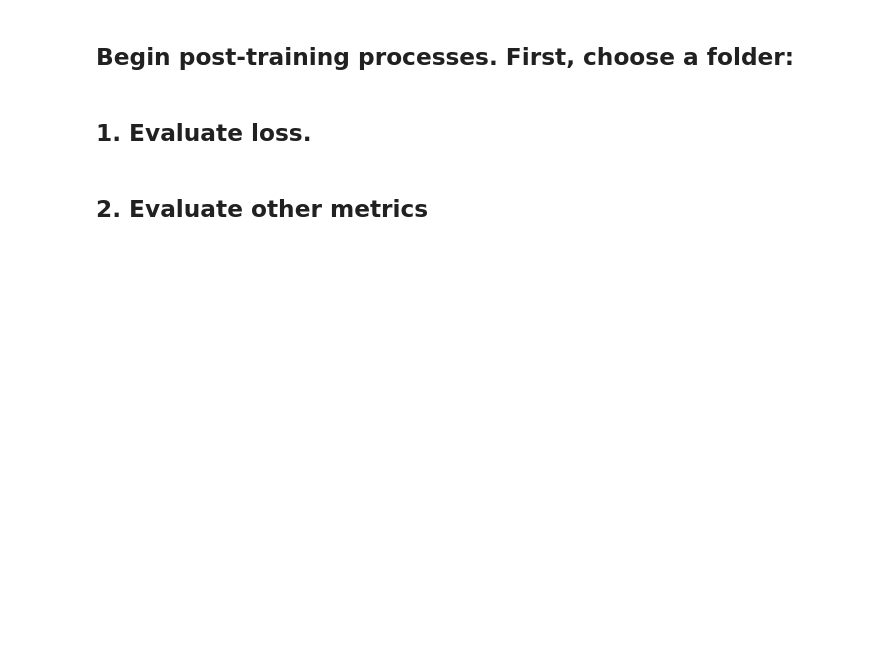
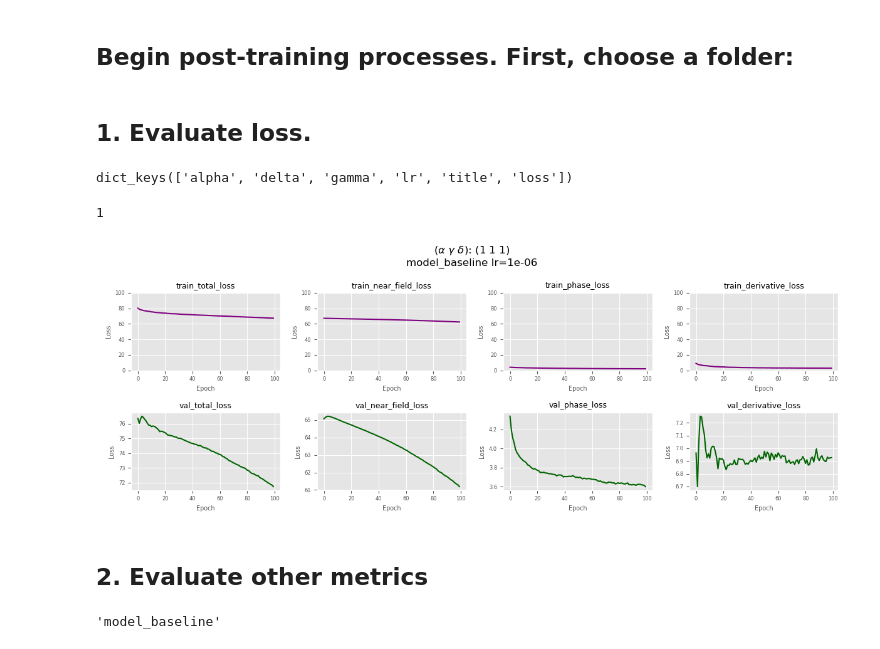
Before and after one commit to Kovaleski-Research-Lab/Surrogate_Model, a Jupyter notebook: src/evaluation/post_training.ipynb, the cells around one changed output. Cells and saved outputs as stored; diff of their text form; code cells hidden in the pictures; blank space fills up the shorter version.

```diff
--- a/src/evaluation/post_training.ipynb
+++ b/src/evaluation/post_training.ipynb
@@ -15,25 +21,34 @@ folder_name = "model_baseline"
 # %% [markdown]
 ## 1. Evaluate loss.
 # %%
-min_list = [None, None, None, None, None]
-max_list = [None, None, None, None, None]
+# alpha - near field, gamma - phase, delta - derivatives
 
 folder_path = os.path.join(path_results, folder_name)
 single_loss = em.gather_loss(folder_path)
 #all_loss = em.gather_all_loss(path_results, backbone="resnet18")
 
-l_string = r'($\alpha$' + " " + r'$\beta$' + " " + r'$\gamma$' + " " + r'$\delta$)'
-title = l_string + f": ({single_loss['alpha']} {single_loss['beta']} {single_loss['delta']} {single_loss['gamma']}) " + "\n" + single_loss['title'].replace(path_results,"").replace("/","") + " lr=" + str(single_loss['lr'])
+l_string = r'($\alpha$' + " " + r'$\gamma$' + " " + r'$\delta$)'
+title = l_string + f": ({single_loss['alpha']} {single_loss['delta']} {single_loss['gamma']}) " + "\n" + single_loss['title'].replace(path_results,"").replace("/","") + " lr=" + str(single_loss['lr'])
 
-plt.close("all")
+# plt.close("all")
 
-em.plot_loss(single_loss['loss'], title, min_list, max_list, save_fig=True)
+em.plot_loss(single_loss['loss'], title, save_fig=False)
+print(single_loss.keys())
+single_loss['alpha']
+# %% [output]
+dict_keys(['alpha', 'delta', 'gamma', 'lr', 'title', 'loss'])
+1
+[figure, added]
 # %% [markdown]
 ## 2. Evaluate other metrics
 # %%
 encoder_train_results, encoder_valid_results = em.get_results(folder_name, "encoder.pkl")
 resim_train_results, resim_valid_results = em.get_results(folder_name, "resim.pkl")
 recon_train_results, recon_valid_results = em.get_results(folder_name, "recon.pkl")
+# %%
+folder_name
+# %% [output]
+'model_baseline'
 # %%
 plt.close("all")
 
```
Also changed, not shown: parts of 3 cells of this notebook, 6 other files.
